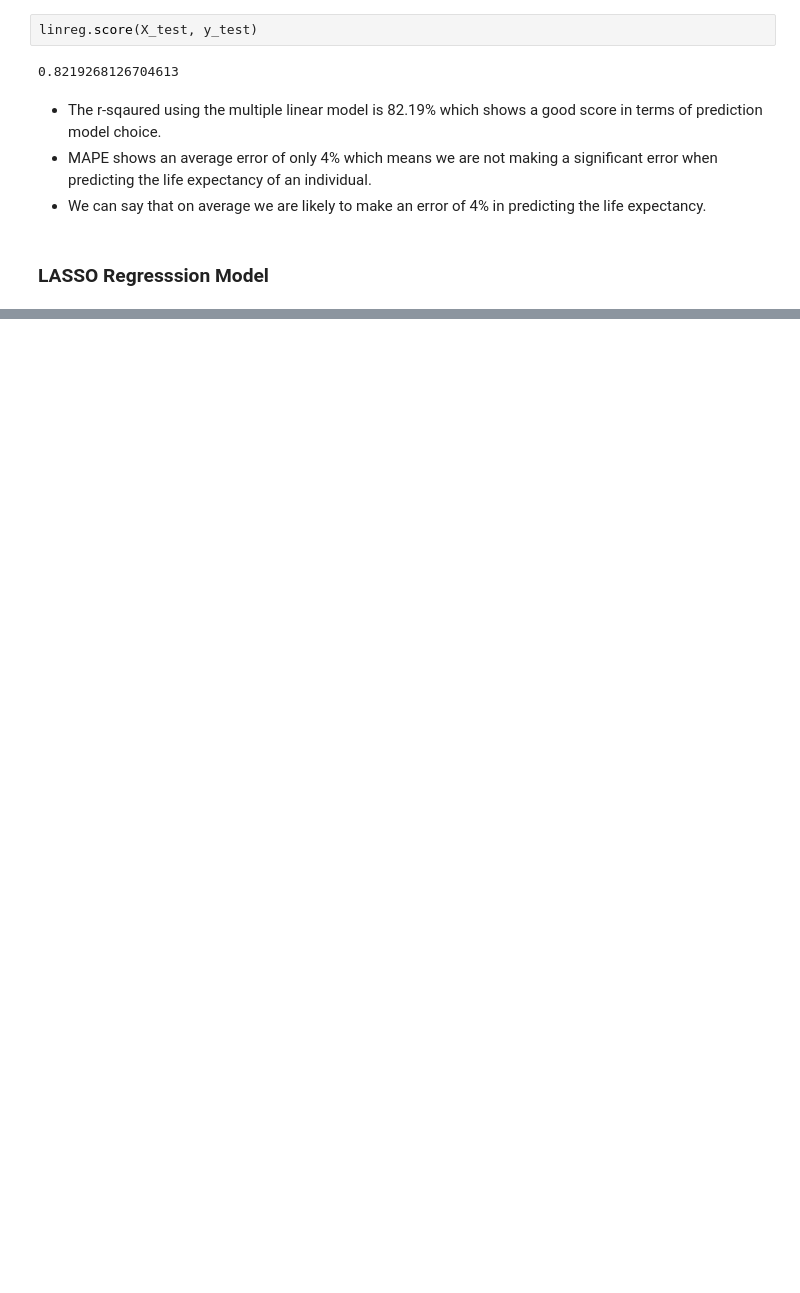
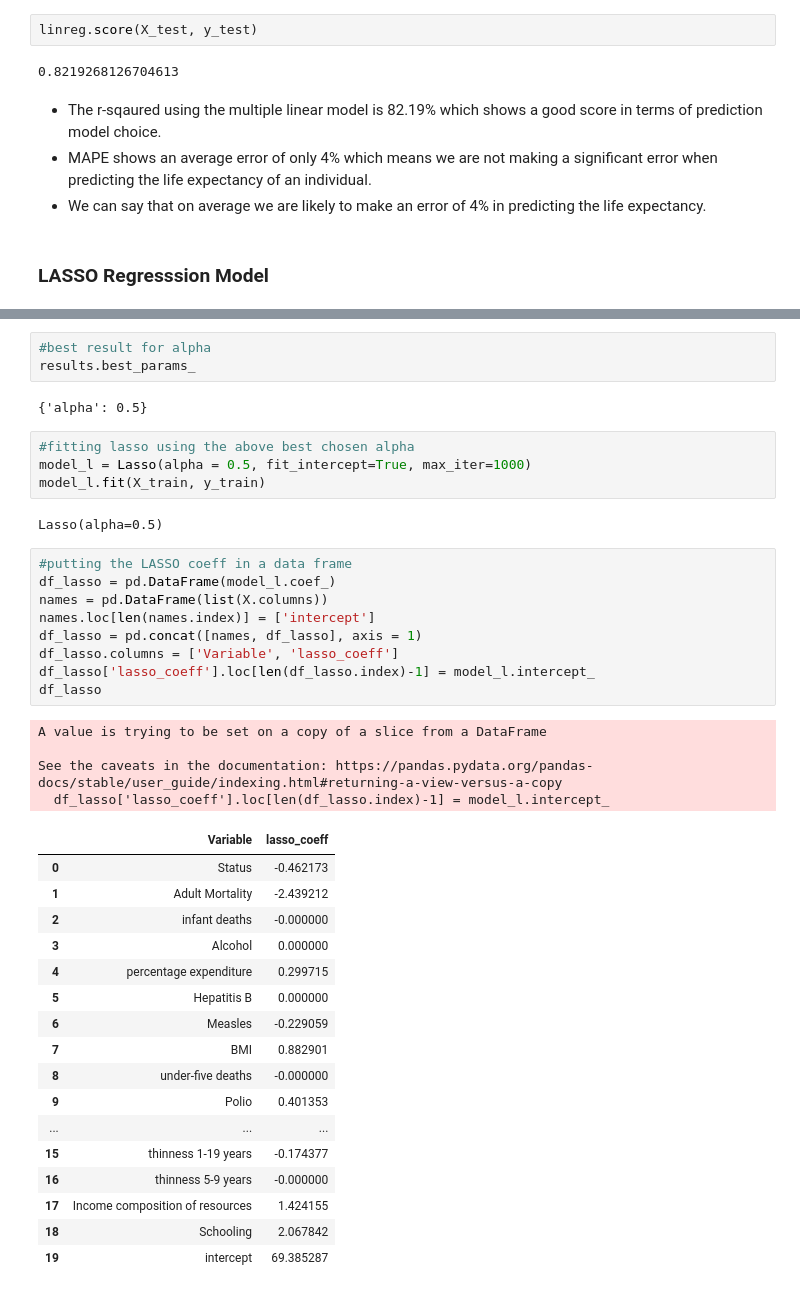
Before and after one commit to Sweetom/sweet, a Jupyter notebook: Life Expectancy/notebooks/FinalProject.ipynb, the cells around one changed output, grey strips where cells are left out. Cells and saved outputs as stored; diff of their text form; blank space fills up the shorter version.

```diff
--- a/Life Expectancy/notebooks/FinalProject.ipynb
+++ b/Life Expectancy/notebooks/FinalProject.ipynb
@@ -457,0 +478,42 @@ linreg.score(X_test, y_test)
+# %%
+#best result for alpha
+results.best_params_
+# %% [output]
+{'alpha': 0.5}
+# %%
+#fitting lasso using the above best chosen alpha
+model_l = Lasso(alpha = 0.5, fit_intercept=True, max_iter=1000)
+model_l.fit(X_train, y_train)
+# %% [output]
+Lasso(alpha=0.5)
+# %%
+#putting the LASSO coeff in a data frame
+df_lasso = pd.DataFrame(model_l.coef_)
+names = pd.DataFrame(list(X.columns))
+names.loc[len(names.index)] = ['intercept']
+df_lasso = pd.concat([names, df_lasso], axis = 1)
+df_lasso.columns = ['Variable', 'lasso_coeff']
+df_lasso['lasso_coeff'].loc[len(df_lasso.index)-1] = model_l.intercept_
+df_lasso
+# %% [output]
+A value is trying to be set on a copy of a slice from a DataFrame
+
+See the caveats in the documentation: https://pandas.pydata.org/pandas-docs/stable/user_guide/indexing.html#returning-a-view-versus-a-copy
+  df_lasso['lasso_coeff'].loc[len(df_lasso.index)-1] = model_l.intercept_
+|  | Variable | lasso_coeff |
+| 0 | Status | -0.462173 |
+| 1 | Adult Mortality | -2.439212 |
+| 2 | infant deaths | -0.000000 |
+| 3 | Alcohol | 0.000000 |
+| 4 | percentage expenditure | 0.299715 |
+| 5 | Hepatitis B | 0.000000 |
+| 6 | Measles | -0.229059 |
+| 7 | BMI | 0.882901 |
+| 8 | under-five deaths | -0.000000 |
+| 9 | Polio | 0.401353 |
+| ... | ... | ... |
+| 15 | thinness 1-19 years | -0.174377 |
+| 16 | thinness 5-9 years | -0.000000 |
+| 17 | Income composition of resources | 1.424155 |
+| 18 | Schooling | 2.067842 |
+| 19 | intercept | 69.385287 |
```
Also changed, not shown: parts of 10 cells of this notebook.
